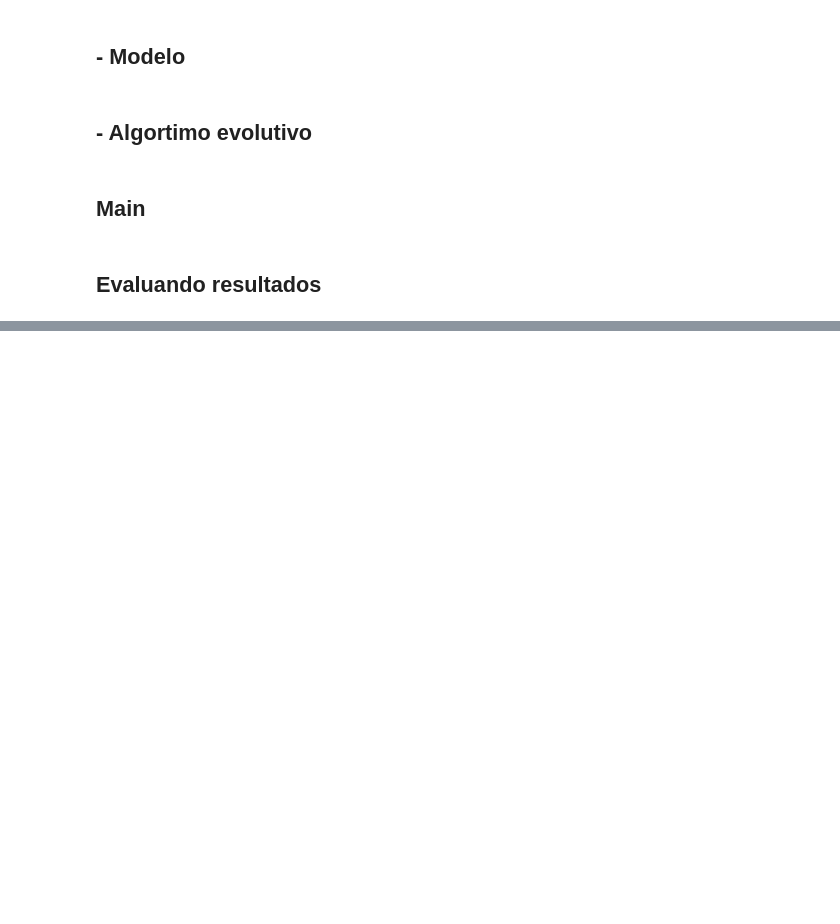
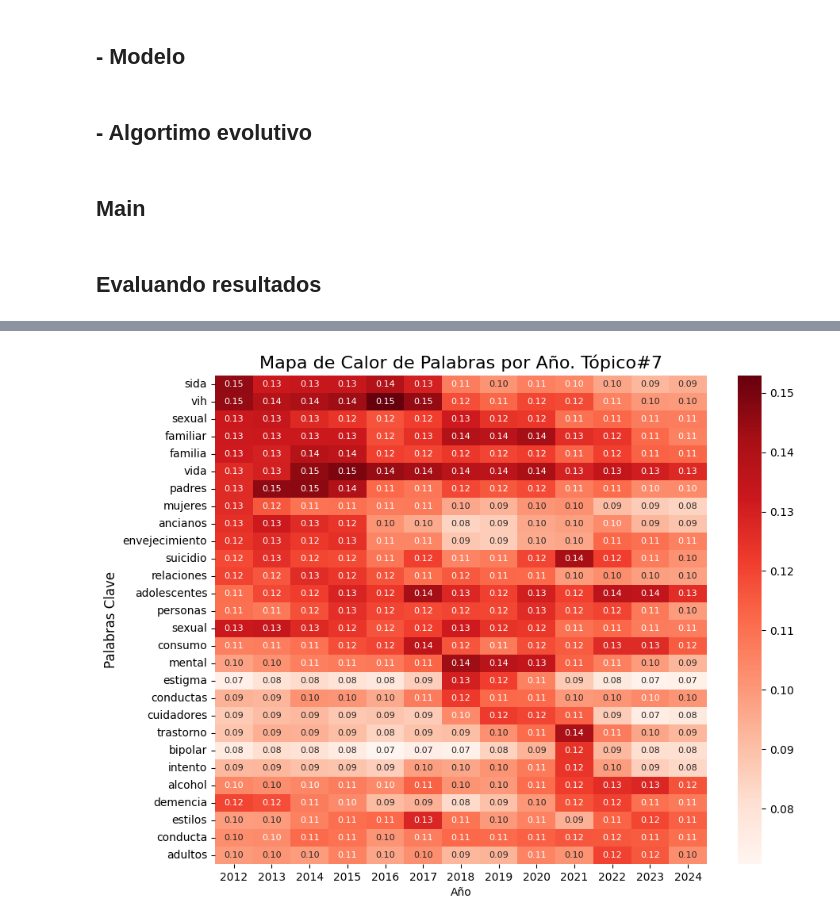
Before and after one commit to naomi-lahera/cfdtm-cmed, a Jupyter notebook: cfdtm-evolusionary-search-hyperparameters.ipynb, the cells around one changed output, grey strips where cells are left out. Drawn from its saved outputs; the diff is of its cells as text; code cells hidden in the pictures; blank space fills up the shorter version.

```diff
--- a/cfdtm-evolusionary-search-hyperparameters.ipynb
+++ b/cfdtm-evolusionary-search-hyperparameters.ipynb
@@ -383,0 +636,17 @@ save_json(TC_TD, os.path.join(best_results_path, 'best_tc_td.json'))
+# %%
+import os
+topic = 7
+topic_name = f'Tópico#{topic}'
+os.makedirs(f'{images_path}/topic_{topic}', exist_ok=True)
+# topic_path_img = f'{images_path}/topic_0/probabilidad.png'
+topic_path_img = f'{images_path}/topic_{topic}/mapa_de_color.png'
+
+words = [
+    'sida', 'vih', 'sexual', 'familiar', 'familia', 'vida', 'padres', 'mujeres', 'ancianos', 'envejecimiento', 'suicidio', 'relaciones', 'adolescentes',
+    'personas', 'sexual', 'consumo', 'mental', 'estigma', 'conductas', 'cuidadores', 'trastorno', 'bipolar', 'intento', 'alcohol', 'demencia', 'estilos',
+     'conducta', 'adultos'
+]
+
+get_mapa_color(words, word_index, topic_name, topic_path_img)
+# %% [output]
+[figure, added]
```
Also changed, not shown: parts of 41 cells of this notebook.
